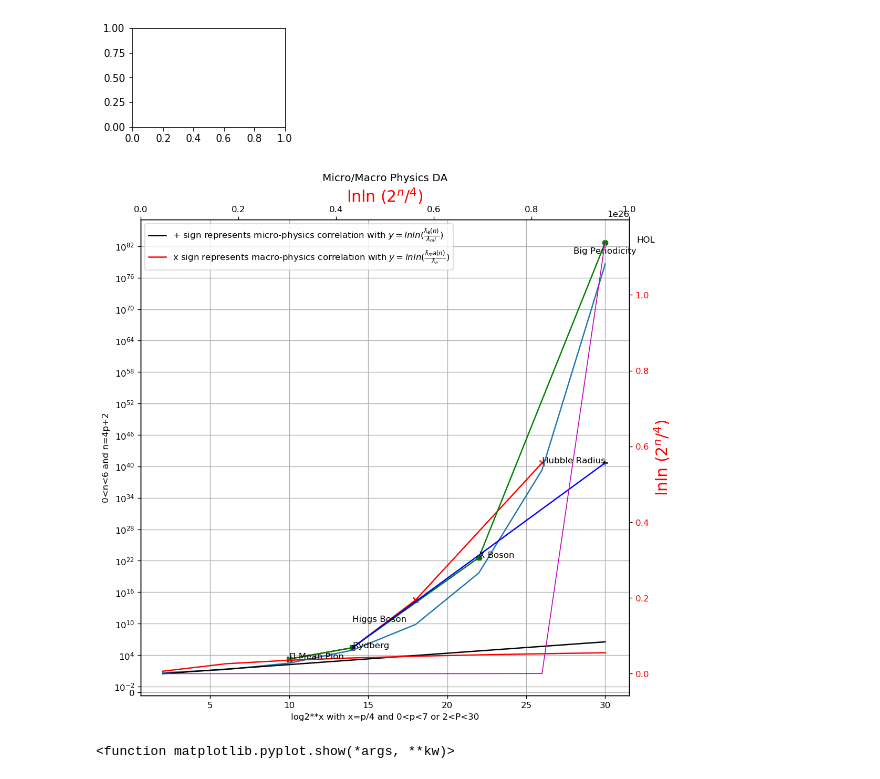
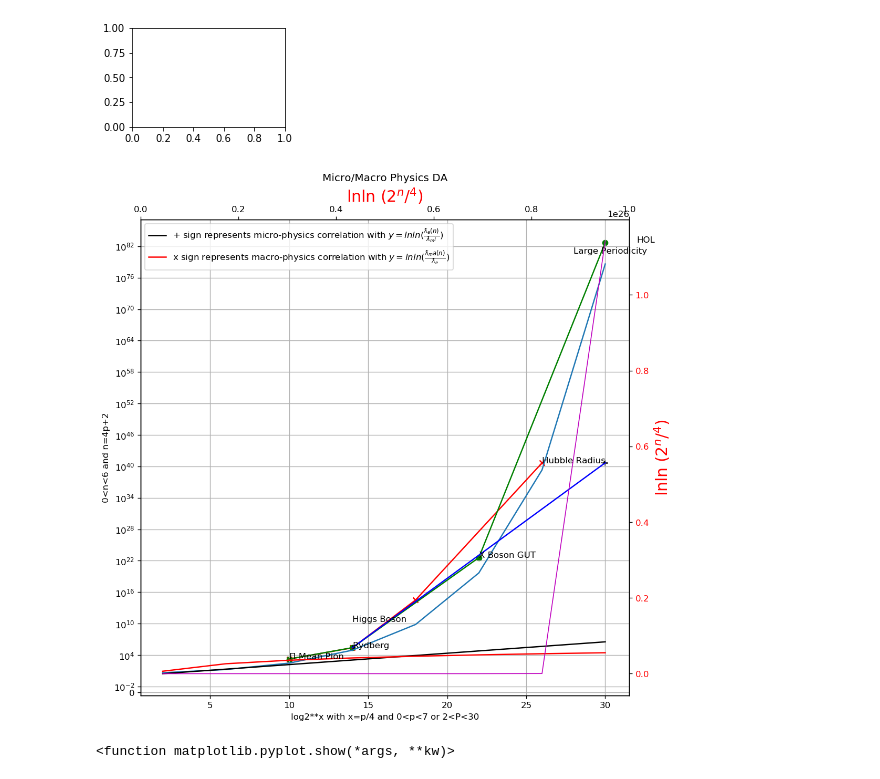
Before and after one commit to LaGuer/julia-python, a Jupyter notebook: python.ipynb, the cells around one changed output. Drawn from its saved outputs; the diff is of its cells as text; code cells hidden in the pictures.

```diff
--- a/python.ipynb
+++ b/python.ipynb
@@ -133,36 +134,36 @@ plt.ylabel('0<n<6 and n=4p+2')
 plt.title('Micro/Macro Physics DA')
 plt.scatter(x1, y1, color="red", marker='x')
 plt.scatter(x2, y2, color="green", marker='o')
 plt.scatter(x3, y3, color="black", marker='+')
 plt.plot(x1, y1, 'r')
 plt.plot(x2, y2, 'g')
 plt.plot(x3, y3, 'b')
 plt.plot(x, exp(2)**(x/4), color="black", label=r"+ sign represents micro-physics correlation with $y = lnln(\frac{\lambdabar_e(n)}{\lambdabar_mi})$")
 plt.plot(x, x**3, color="red", label=r"x sign represents macro-physics correlation with $y = lnln(\frac{\lambdabar_ma(n)}{\lambdabar_e})$")
 plt.legend(loc=2) # upper left corner
 #plt.text(10, 1.72515, r'$\mu=100,\ \sigma=15$ Bohr Diameter')
 plt.text(10, 1.72155*10**3, r'Π Mean Pion')
 plt.text(14, 2.35*10**5, r'Rydberg')
 #plt.text(14, 2.48*10**5, r'Mean Intermediary Boson')
 plt.text(14, 2.51*10**10, r'Higgs Boson')
-plt.text(22, 3.78*10**22, r'X Boson')
+plt.text(22, 3.78*10**22, r'X Boson GUT')
 plt.text(26, 4.48*10**40, r'Hubble Radius')
-plt.text(28, 4.81*10**80, r'Big Periodicity')
+plt.text(28, 4.81*10**80, r'Large Periodicity')
 plt.text(32, 5.25*10**82, r'HOL')
 #plt.figure(figsize=(w, h), dpi=d)
 ax2 = plt.twinx()
 ax2.plot(x, exp(2)**x, lw=1, color="m")
 ax2.set_ylabel(r"lnln $(2^n/^4)$", fontsize=18, color="red")
 for label in ax2.get_yticklabels():
     label.set_color("red")
 ax3 = plt.twiny()
 #ax3.plot(x5, exp(2)**x5, lw=1, color="m")
 ax3.set_xlabel(r"lnln $(2^n/^4)$", fontsize=18, color="red")
 for label in ax2.get_xticklabels():
     label.set_color("yellow")
 # %% [output]
 [figure]
-[figure, old version]
+[figure, new version]
 # %%
 import matplotlib.pyplot as plt
 w = 4
```
Also changed, not shown: parts of 11 cells of this notebook.
